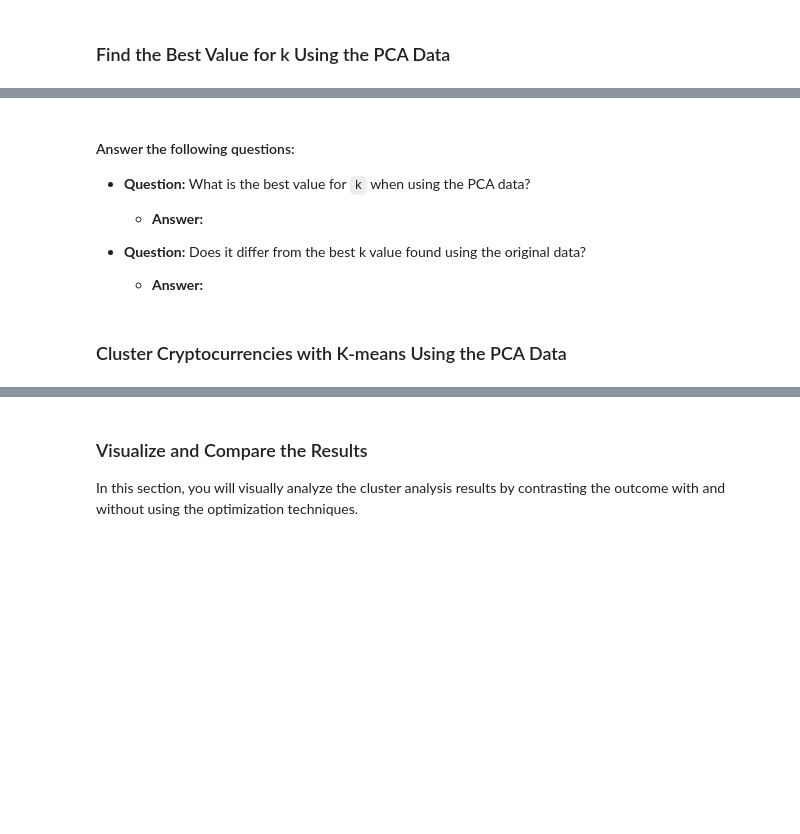
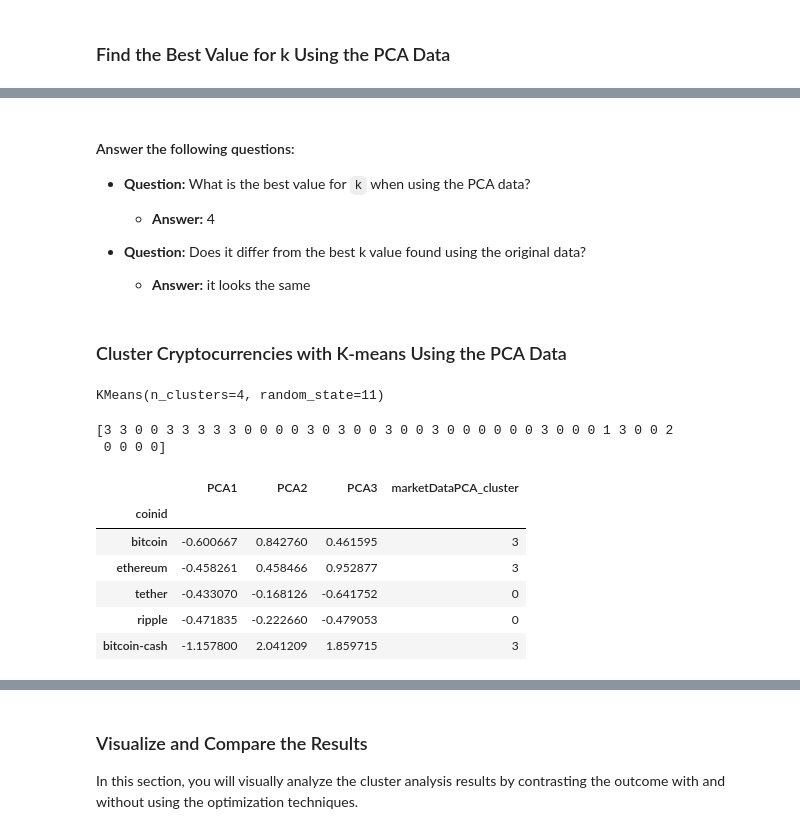
Before and after one commit to MattRind/CryptoClustering, a Jupyter notebook: Crypto_Clustering_starter_code.ipynb, the cells around one changed output, grey strips where cells are left out. Drawn from its saved outputs; the diff is of its cells as text; code cells hidden in the pictures; blank space fills up the shorter version.

```diff
--- a/Crypto_Clustering_starter_code.ipynb
+++ b/Crypto_Clustering_starter_code.ipynb
@@ -262,11 +263,16 @@ market_data_pca_df.head()
 # %%
 # Create an empty list to store the inertia values
-
+list_of_inertias = []
 
 # Create a for loop to compute the inertia with each possible value of k
 # Inside the loop:
 # 1. Create a KMeans model using the loop counter for the n_clusters
 # 2. Fit the model to the data using `df_market_data_pca`
 # 3. Append the model.inertia_ to the inertia list
+
+for k in list_of_ks:
+    k_model = KMeans(n_clusters=k, random_state=11)
+    k_model.fit(market_data_pca_df)
+    list_of_inertias.append(k_model.inertia_)
 # %%
 # Create a dictionary with the data to plot the Elbow curve
@@ -280,30 +304,48 @@ market_data_pca_df.head()
 
 * **Question:** What is the best value for `k` when using the PCA data?
 
-  * **Answer:**
+  * **Answer:** 4
 
 
 * **Question:** Does it differ from the best k value found using the original data?
 
-  * **Answer:**
+  * **Answer:**  it looks the same
 # %% [markdown]
 ### Cluster Cryptocurrencies with K-means Using the PCA Data
 # %%
 # Initialize the K-Means model using the best value for k
+model = KMeans(n_clusters=4, random_state=11)
 # %%
 # Fit the K-Means model using the PCA data
+model.fit(market_data_pca_df)
+# %% [output]
+KMeans(n_clusters=4, random_state=11)
 # %%
 # Predict the clusters to group the cryptocurrencies using the PCA data
+marketData_PCA_clusters = model.predict(market_data_pca_df)
 
 # Print the resulting array of cluster values.
+print(marketData_PCA_clusters)
+# %% [output]
+[3 3 0 0 3 3 3 3 3 0 0 0 0 3 0 3 0 0 3 0 0 3 0 0 0 0 0 0 3 0 0 0 1 3 0 0 2
+ 0 0 0 0]
 # %%
 # Create a copy of the DataFrame with the PCA data
-
+marketData_PCA_predictions_df = market_data_pca_df.copy()
 
 # Add a new column to the DataFrame with the predicted clusters
-
+marketData_PCA_predictions_df['marketDataPCA_cluster'] = marketData_PCA_clusters
 
 # Display sample data
+marketData_PCA_predictions_df.head()
+# %% [output]
+|  | PCA1 | PCA2 | PCA3 | marketDataPCA_cluster |
+| coinid |  |  |  |  |
+| bitcoin | -0.600667 | 0.842760 | 0.461595 | 3 |
+| ethereum | -0.458261 | 0.458466 | 0.952877 | 3 |
+| tether | -0.433070 | -0.168126 | -0.641752 | 0 |
+| ripple | -0.471835 | -0.222660 | -0.479053 | 0 |
+| bitcoin-cash | -1.157800 | 2.041209 | 1.859715 | 3 |
 # %%
 # Create a scatter plot using hvPlot by setting
 # `x="PC1"` and `y="PC2"`.
```
Also changed, not shown: parts of 4 cells of this notebook.
